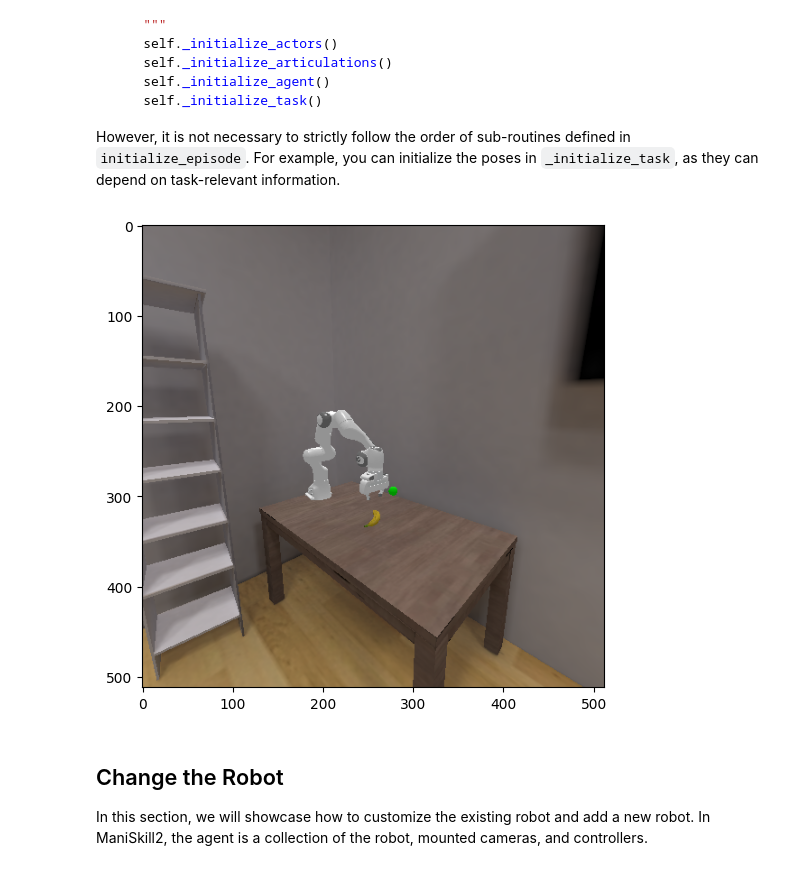
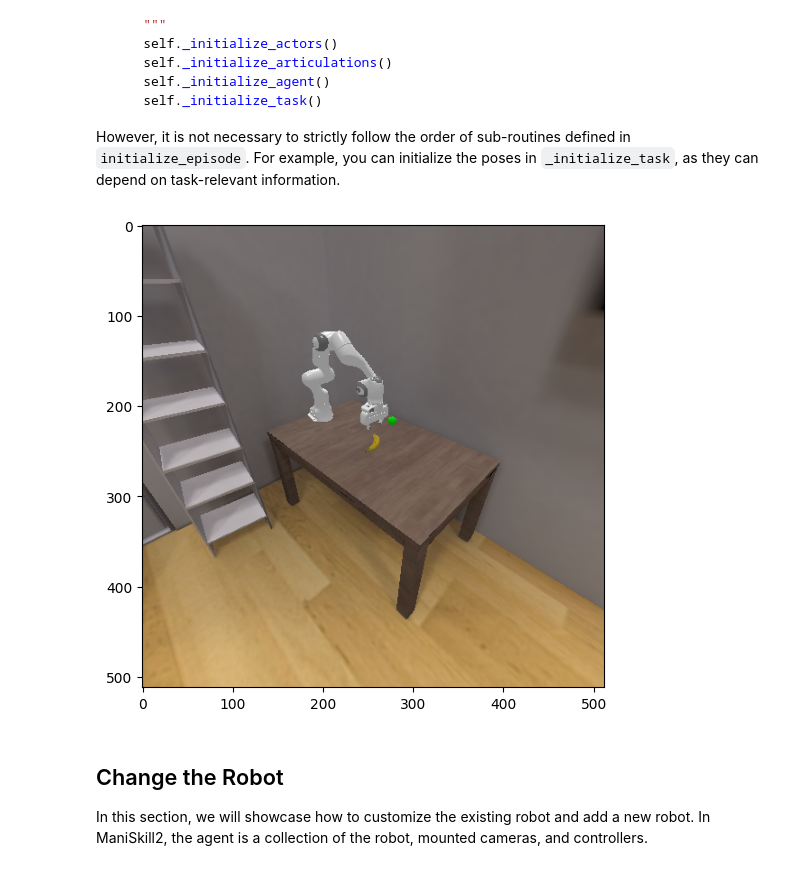
Before and after one commit to haosulab/ManiSkill, a Jupyter notebook: examples/tutorials/customize_environments.ipynb, the cells around one changed output. Saved outputs shown, nothing was run; the diff lists cells and outputs as text; code cells hidden in the pictures.

```diff
--- a/examples/tutorials/customize_environments.ipynb
+++ b/examples/tutorials/customize_environments.ipynb
@@ -216,35 +228,35 @@ class PickYCBInReplicaCAD(PickCubeEnv):
         path = f"{ASSET_DIR}/hab2_bench_assets/stages/Baked_sc1_staging_00.glb"
         pose = sapien.Pose(q=[0.707, 0.707, 0, 0])
         # NOTE: use nonconvex collision for static scene
         builder.add_nonconvex_collision_from_file(path, pose)
         builder.add_visual_from_file(path, pose)
         self.arena = builder.build_static()
 
     def initialize_episode(self):
         super().initialize_episode()
 
         # Update poses so that the workspace is on the table
         offset = np.array([-2.0616, -3.1837, 0.66467 + 0.095])
         self.agent.robot.set_pose(
             sapien.Pose(offset + [0, -0.56, 0], [0.707, 0, 0, 0.707])
         )
         self.obj.set_pose(sapien.Pose(self.obj.pose.p + offset, self.obj.pose.q))
         self.goal_pos = self.goal_pos + offset + [0, 0.15, 0.0]
         self.goal_site.set_pose(sapien.Pose(self.goal_pos))
 
     def _register_render_cameras(self):
         cam_cfg = super()._register_render_cameras()
-        cam_cfg.p = cam_cfg.p + [-2.0616, -3.1837, 0.66467]
+        cam_cfg.p = cam_cfg.p + [-1.5616, -2.6837, 0.66467]
         cam_cfg.fov = 1.5
         return cam_cfg
 
 
 env = gym.make("PickYCBInReplicaCAD-v0")
 plot_img(env.render("rgb_array"))
 env.close()
 del env
 # %% [output]
-[figure, old version]
+[figure, new version]
 # %% [markdown]
 ## Change the Robot
 
```
Also changed, not shown: parts of 10 cells of this notebook, 3 other files.
